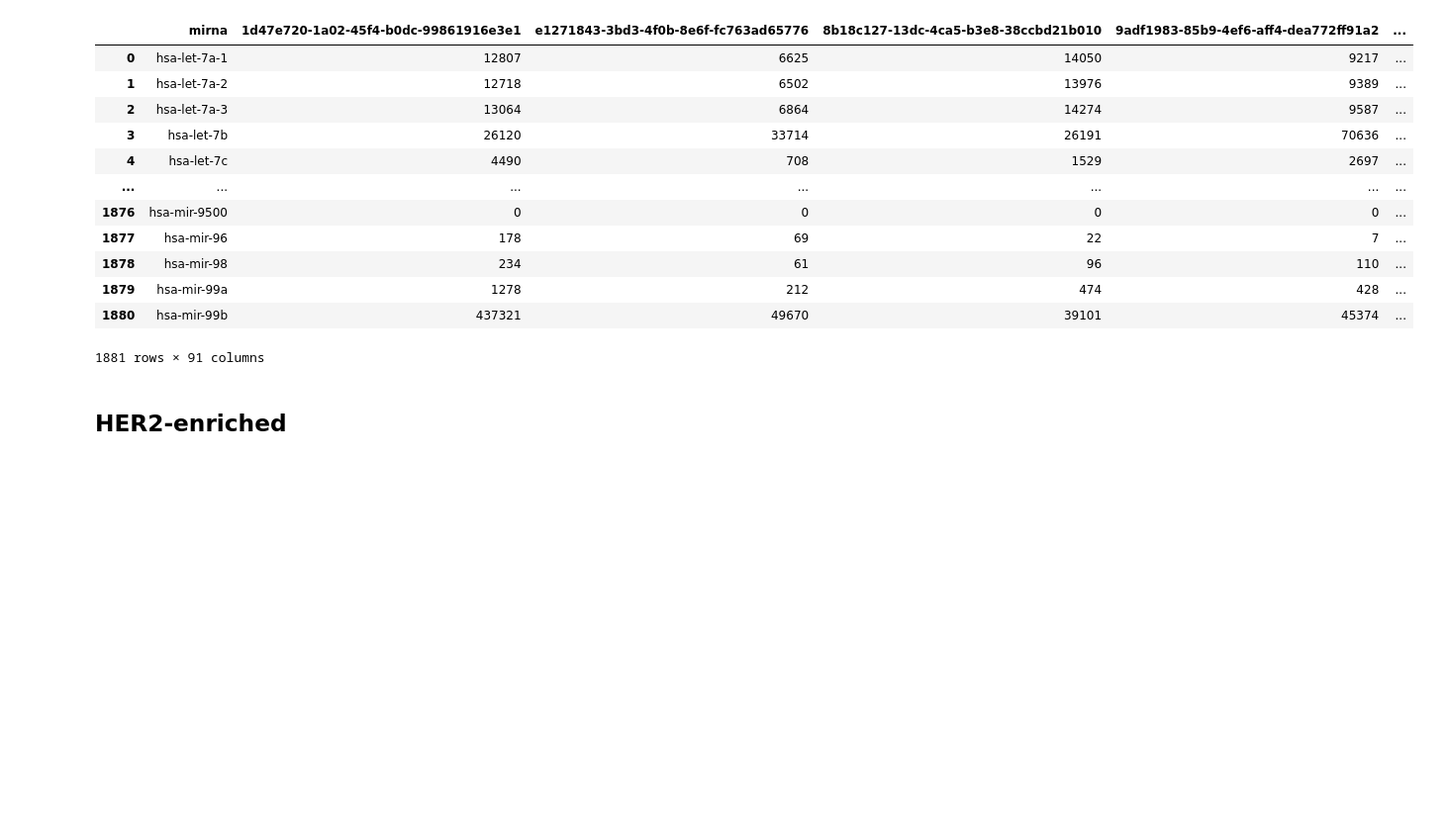
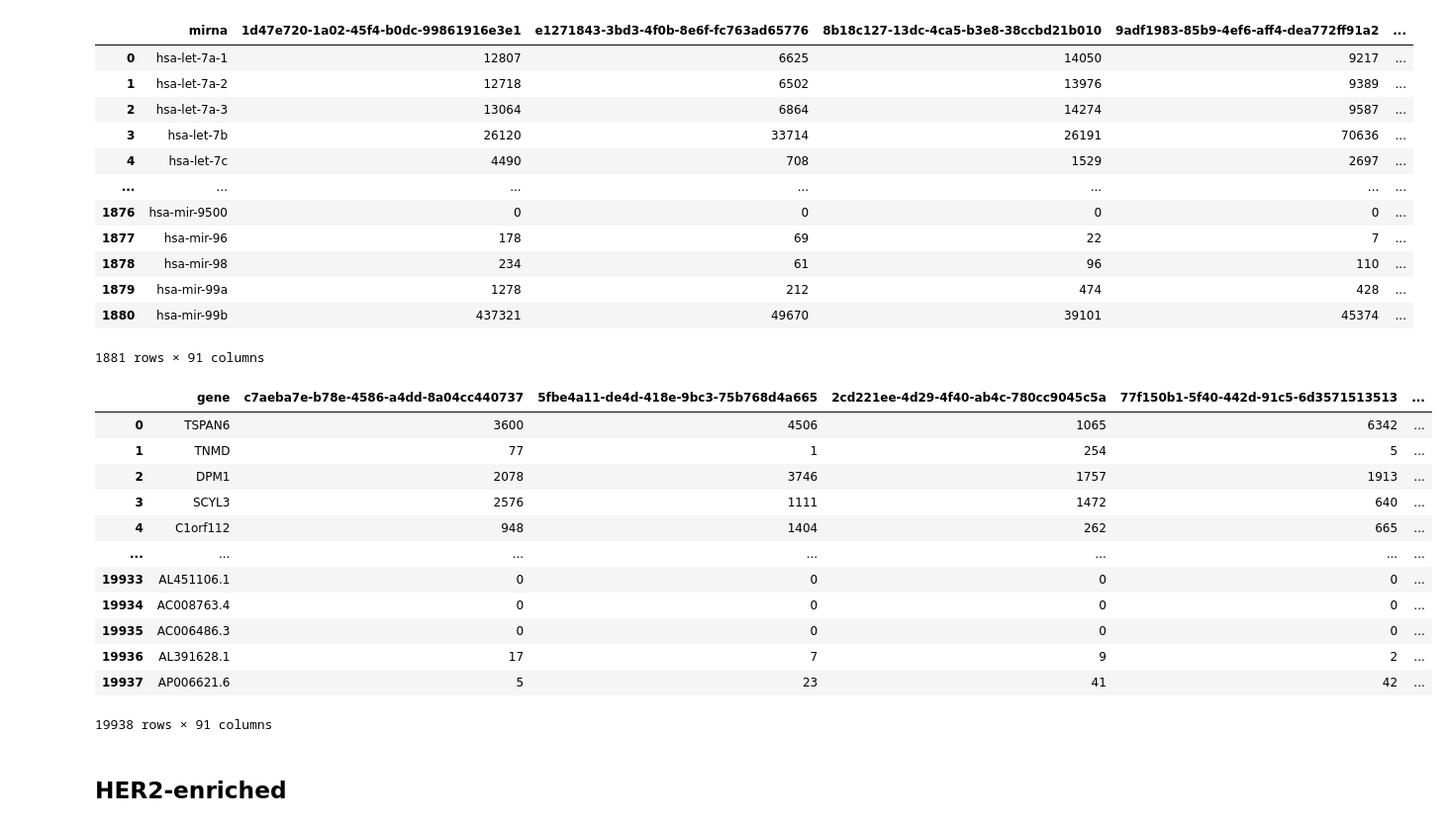
Before and after one commit to MylenaRoberta/pan-cancer-analysis, a Jupyter notebook: notebooks/tcga-brca/04_brca-files-processing.ipynb, the cells around one changed output. Shown at 99% size. Drawn from its saved outputs; the diff is of its cells as text; code cells hidden in the pictures; blank space fills up the shorter version.

```diff
--- a/notebooks/tcga-brca/04_brca-files-processing.ipynb
+++ b/notebooks/tcga-brca/04_brca-files-processing.ipynb
@@ -89 +144,6 @@ df_mir_basal_like.to_csv(f'{PROCESSED_DATA_PATH}/{file_name}', index=False)
+# %%
+# Process Basal-like related miRNA-Seq and RNA-Seq files
+df_mir_basal_reads, df_rna_basal_reads = files_processing(
+    files_path=BASAL_LIKE_PATH, files_prefix='basal-like'
+)
 # %%
@@ -103,5 +163,22 @@ df_mir_basal_like
 | 1879 | hsa-mir-99a | 1278 | 212 | 474 | 428 | ... |
 | 1880 | hsa-mir-99b | 437321 | 49670 | 39101 | 45374 | ... |
 1881 rows × 91 columns
+# %%
+# Print the DataFrame of processed Basal-like gene reads
+df_rna_basal_reads
+# %% [output]
+|  | gene | c7aeba7e-b78e-4586-a4dd-8a04cc440737 | 5fbe4a11-de4d-418e-9bc3-75b768d4a665 | 2cd221ee-4d29-4f40-ab4c-780cc9045c5a | 77f150b1-5f40-442d-91c5-6d3571513513 | ... |
+| 0 | TSPAN6 | 3600 | 4506 | 1065 | 6342 | ... |
+| 1 | TNMD | 77 | 1 | 254 | 5 | ... |
+| 2 | DPM1 | 2078 | 3746 | 1757 | 1913 | ... |
+| 3 | SCYL3 | 2576 | 1111 | 1472 | 640 | ... |
+| 4 | C1orf112 | 948 | 1404 | 262 | 665 | ... |
+| ... | ... | ... | ... | ... | ... | ... |
+| 19933 | AL451106.1 | 0 | 0 | 0 | 0 | ... |
+| 19934 | AC008763.4 | 0 | 0 | 0 | 0 | ... |
+| 19935 | AC006486.3 | 0 | 0 | 0 | 0 | ... |
+| 19936 | AL391628.1 | 17 | 7 | 9 | 2 | ... |
+| 19937 | AP006621.6 | 5 | 23 | 41 | 42 | ... |
+19938 rows × 91 columns
 # %% [markdown]
 ## HER2-enriched
```
Also changed, not shown: parts of 20 cells of this notebook, 5 other files.
